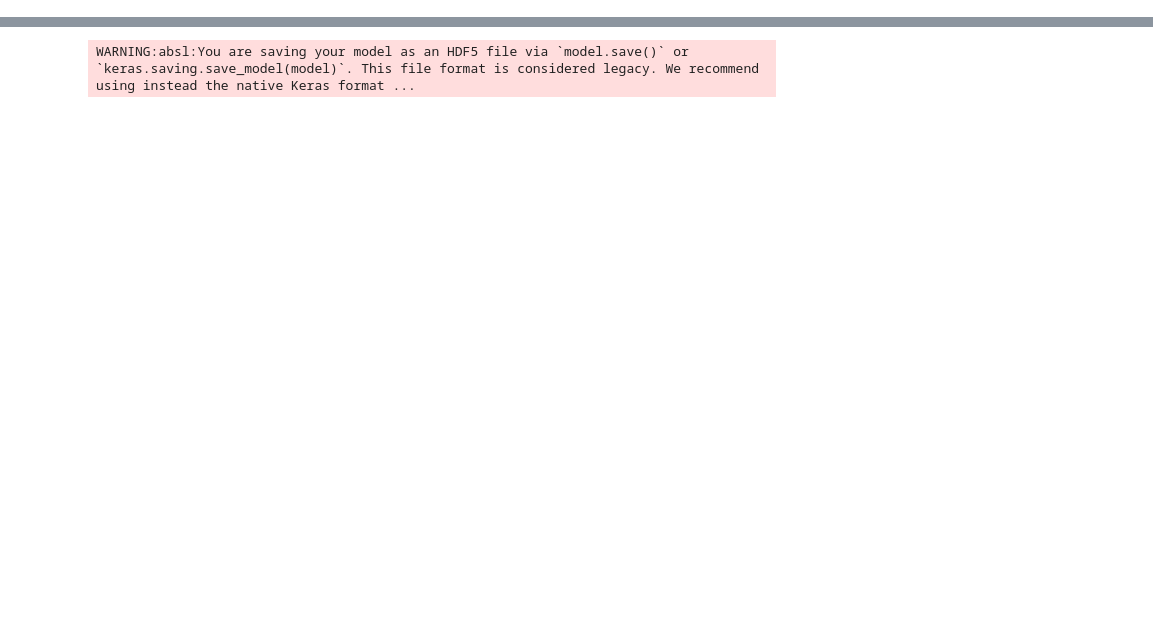
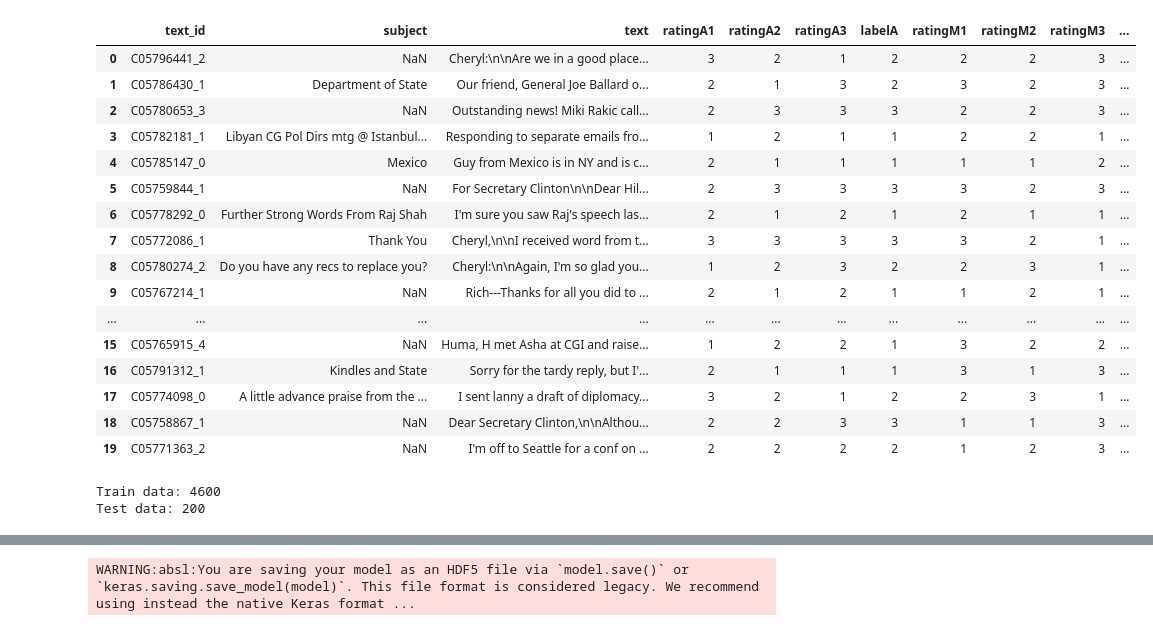
Before and after one commit to SBiswal02/iNLP_Project_Textual_Coherence, a Jupyter notebook: RNN.ipynb, the cells around one changed output, grey strips where cells are left out. Drawn from its saved outputs; the diff is of its cells as text; code cells hidden in the pictures; blank space fills up the shorter version.

```diff
--- a/RNN.ipynb
+++ b/RNN.ipynb
@@ -156,10 +116,14 @@ def similarity_paragraph(data):
 # %%
 # training data
-data1 = pd.read_csv('data/GCDC_Corpus_v2/GCDC_rerelease/Clinton_train.csv')
-data2 = pd.read_csv('data/GCDC_Corpus_v2/GCDC_rerelease/Yahoo_train.csv')
-data3 = pd.read_csv('data/GCDC_Corpus_v2/GCDC_rerelease/Yelp_train.csv')
-data4 = pd.read_csv('data/GCDC_Corpus_v2/GCDC_rerelease//Enron_train.csv')
+data_clin = pd.read_csv('Datasets/GCDC_Corpus_v2/Clinton_train.csv')
+data_yah = pd.read_csv('Datasets/GCDC_Corpus_v2/Yahoo_train.csv')
+data_yelp = pd.read_csv('Datasets/GCDC_Corpus_v2/Yelp_train.csv')
+data_enr = pd.read_csv('Datasets/GCDC_Corpus_v2/Enron_train.csv')
 
-data5 = pd.read_csv('data/GCDC_Corpus_v2/GCDC_rerelease/Yahoo_test.csv')
-data6 = pd.read_csv('data/GCDC_Corpus_v2/GCDC_rerelease/Yelp_test.csv')
-data7 = pd.read_csv('data/GCDC_Corpus_v2/GCDC_rerelease/Enron_test.csv')
+data_yahTest = pd.read_csv('Datasets/GCDC_Corpus_v2/Yahoo_test.csv')
+data_yelpTest = pd.read_csv('Datasets/GCDC_Corpus_v2/Yelp_test.csv')
+data_enrTest = pd.read_csv('Datasets/GCDC_Corpus_v2/Enron_test.csv')
+
+data_clin.head()
+
+print(data_clin.shape, data_yah.shape, data_yelp.shape, data_enr.shape, data_yahTest.shape, data_yelpTest.shape, data_enrTest.shape)
@@ -238,0 +132,33 @@ test_mapping, inv_test_mapping = test.preprocess()
+# %%
+data = pd.concat([data_clin, data_yah, data_yelp, data_enr, data_yahTest, data_yelpTest, data_enrTest])
+data.head(20)
+# %% [output]
+|  | text_id | subject | text | ratingA1 | ratingA2 | ratingA3 | labelA | ratingM1 | ratingM2 | ratingM3 | ... |
+| 0 | C05796441_2 | NaN | Cheryl:\n\nAre we in a good place... | 3 | 2 | 1 | 2 | 2 | 2 | 3 | ... |
+| 1 | C05786430_1 | Department of State | Our friend, General Joe Ballard o... | 2 | 1 | 3 | 2 | 3 | 2 | 3 | ... |
+| 2 | C05780653_3 | NaN | Outstanding news! Miki Rakic call... | 2 | 3 | 3 | 3 | 2 | 2 | 3 | ... |
+| 3 | C05782181_1 | Libyan CG Pol Dirs mtg @ Istanbul... | Responding to separate emails fro... | 1 | 2 | 1 | 1 | 2 | 2 | 1 | ... |
+| 4 | C05785147_0 | Mexico | Guy from Mexico is in NY and is c... | 2 | 1 | 1 | 1 | 1 | 1 | 2 | ... |
+| 5 | C05759844_1 | NaN | For Secretary Clinton\n\nDear Hil... | 2 | 3 | 3 | 3 | 3 | 2 | 3 | ... |
+| 6 | C05778292_0 | Further Strong Words From Raj Shah | I'm sure you saw Raj's speech las... | 2 | 1 | 2 | 1 | 2 | 1 | 1 | ... |
+| 7 | C05772086_1 | Thank You | Cheryl,\n\nI received word from t... | 3 | 3 | 3 | 3 | 3 | 2 | 1 | ... |
+| 8 | C05780274_2 | Do you have any recs to replace you? | Cheryl:\n\nAgain, I'm so glad you... | 1 | 2 | 3 | 2 | 2 | 3 | 1 | ... |
+| 9 | C05767214_1 | NaN | Rich---Thanks for all you did to ... | 2 | 1 | 2 | 1 | 1 | 2 | 1 | ... |
+| ... | ... | ... | ... | ... | ... | ... | ... | ... | ... | ... | ... |
+| 15 | C05765915_4 | NaN | Huma, H met Asha at CGI and raise... | 1 | 2 | 2 | 1 | 3 | 2 | 2 | ... |
+| 16 | C05791312_1 | Kindles and State | Sorry for the tardy reply, but I'... | 2 | 1 | 1 | 1 | 3 | 1 | 3 | ... |
+| 17 | C05774098_0 | A little advance praise from the ... | I sent lanny a draft of diplomacy... | 3 | 2 | 1 | 2 | 2 | 3 | 1 | ... |
+| 18 | C05758867_1 | NaN | Dear Secretary Clinton,\n\nAlthou... | 2 | 2 | 3 | 3 | 1 | 1 | 3 | ... |
+| 19 | C05771363_2 | NaN | I'm off to Seattle for a conf on ... | 2 | 2 | 2 | 2 | 1 | 2 | 3 | ... |
+# %%
+data.to_csv('Preprocessing/GCDC_Corpus_v2/new_train.csv')
+
+train = Tokenizer("Preprocessing/GCDC_Corpus_v2/new_train.csv")
+test = Tokenizer("Datasets/GCDC_Corpus_v2/Clinton_test.csv")
+
+len(train.data)
+print(f'Train data: {len(train.data)}')
+print(f'Test data: {len(test.data)}')
+# %% [output]
+Train data: 4600
+Test data: 200
```
Also changed, not shown: parts of 36 cells of this notebook.
